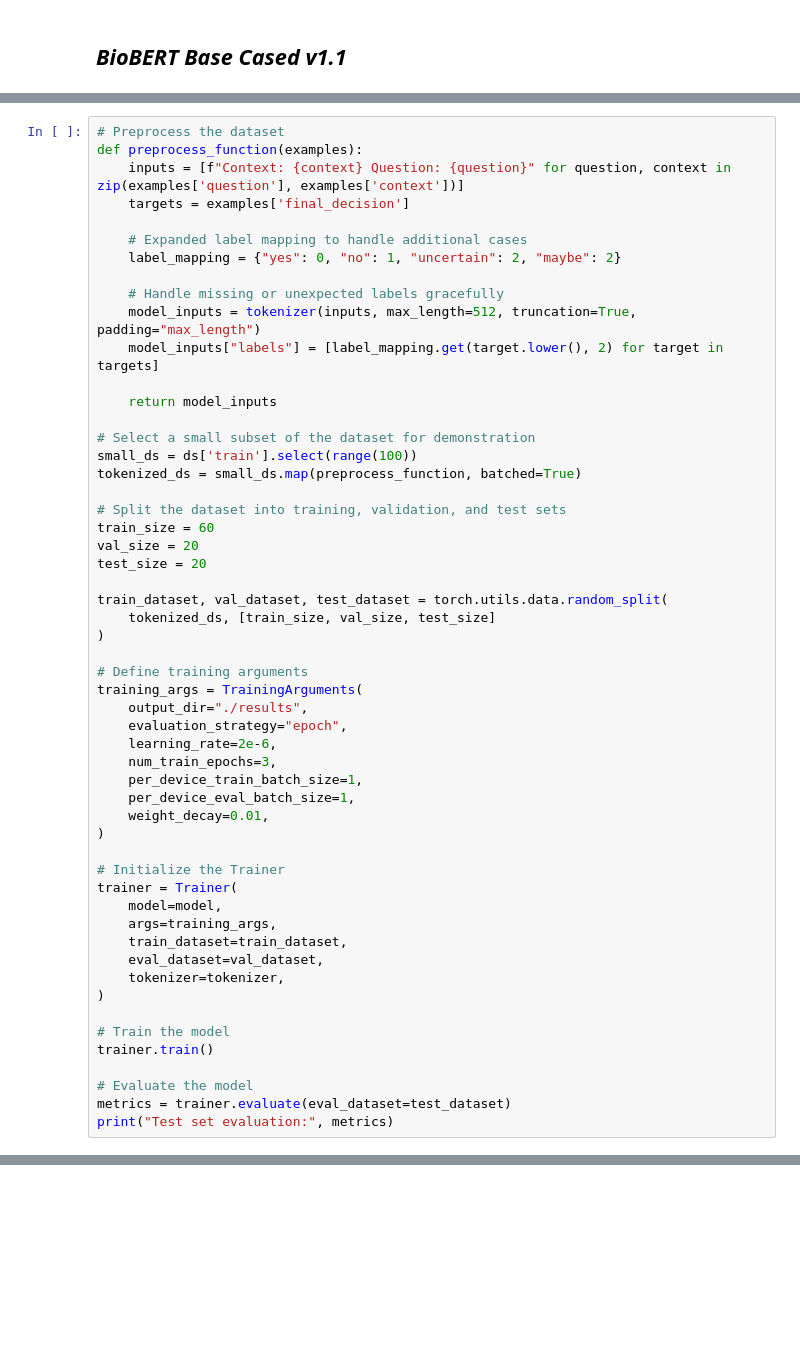
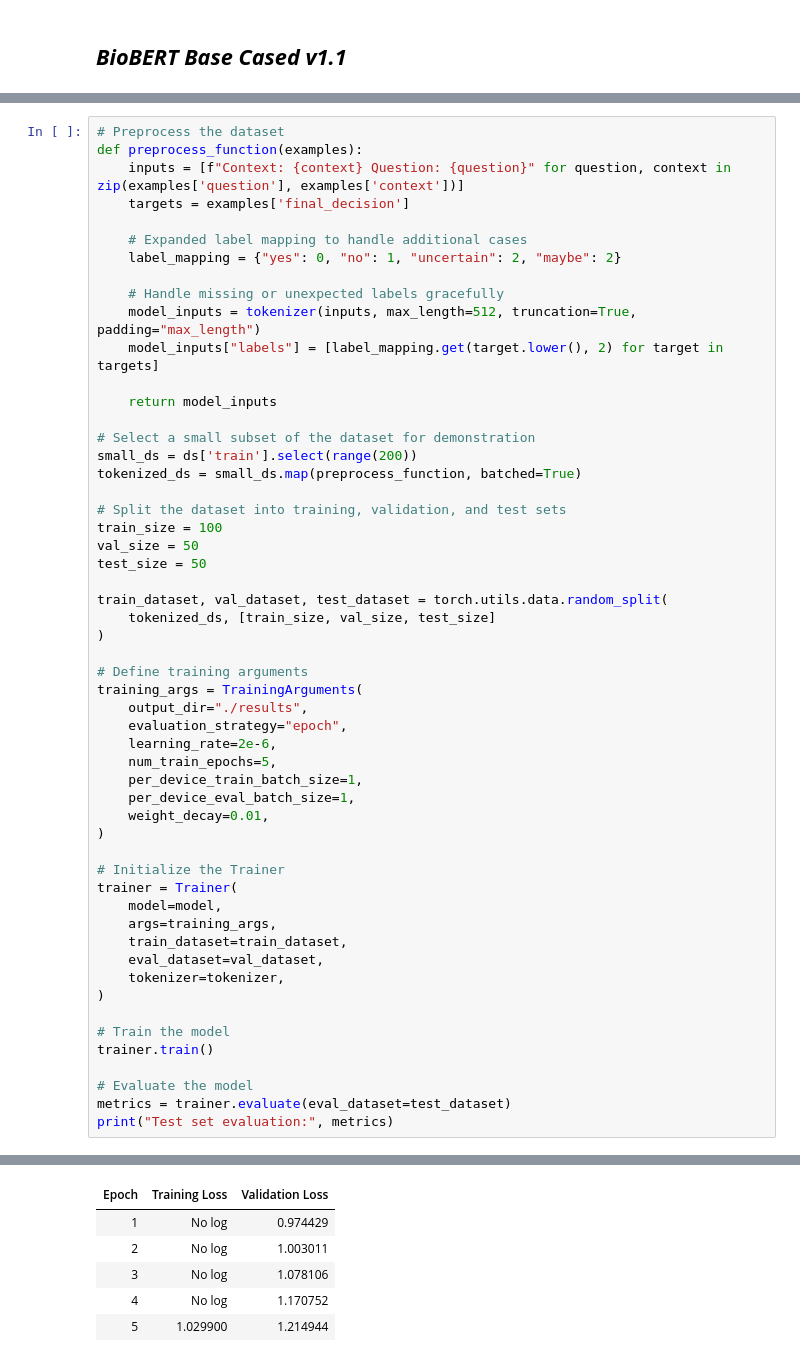
Before and after one commit to almond5/CAP5510_Datasets, a Jupyter notebook: qna_method/qna_biobert.ipynb, the cells around one changed output, grey strips where cells are left out. Saved outputs shown, nothing was run; the diff lists cells and outputs as text; blank space fills up the shorter version.

```diff
--- a/qna_method/qna_biobert.ipynb
+++ b/qna_method/qna_biobert.ipynb
@@ -82,13 +79,13 @@ def preprocess_function(examples):
     return model_inputs
 
 # Select a small subset of the dataset for demonstration
-small_ds = ds['train'].select(range(100))
+small_ds = ds['train'].select(range(200))
 tokenized_ds = small_ds.map(preprocess_function, batched=True)
 
 # Split the dataset into training, validation, and test sets
-train_size = 60
-val_size = 20
-test_size = 20
+train_size = 100
+val_size = 50
+test_size = 50
 
 train_dataset, val_dataset, test_dataset = torch.utils.data.random_split(
     tokenized_ds, [train_size, val_size, test_size]
@@ -99,7 +96,7 @@ training_args = TrainingArguments(
     output_dir="./results",
     evaluation_strategy="epoch",
     learning_rate=2e-6,
-    num_train_epochs=3,
+    num_train_epochs=5,
     per_device_train_batch_size=1,
     per_device_eval_batch_size=1,
     weight_decay=0.01,
@@ -126,0 +122,6 @@ wandb: Using wandb-core as the SDK backend.  Please refer to https://wandb.me/wa
+| Epoch | Training Loss | Validation Loss |
+| 1 | No log | 0.974429 |
+| 2 | No log | 1.003011 |
+| 3 | No log | 1.078106 |
+| 4 | No log | 1.170752 |
+| 5 | 1.029900 | 1.214944 |
```
Also changed, not shown: parts of 33 cells of this notebook.
